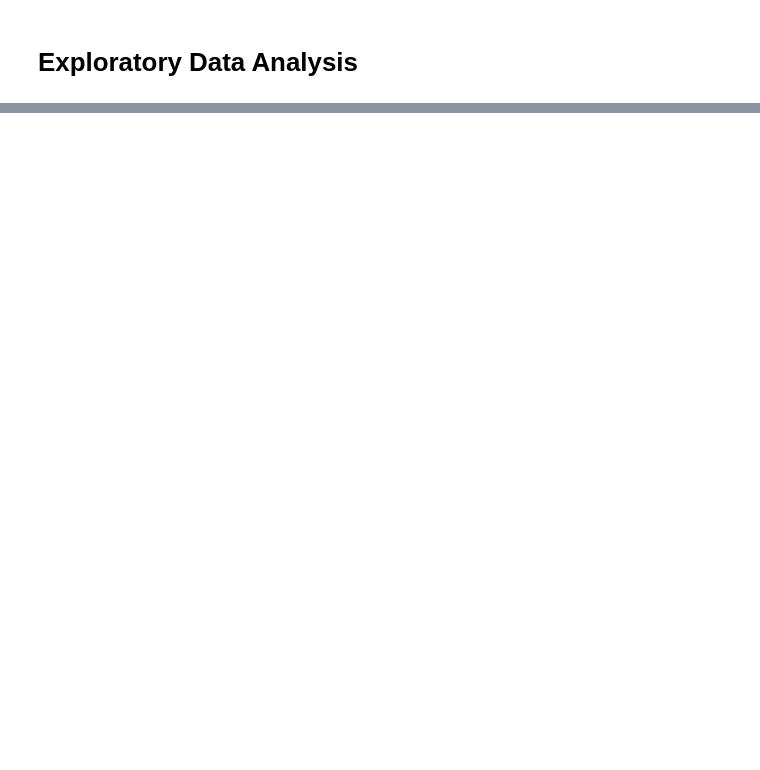
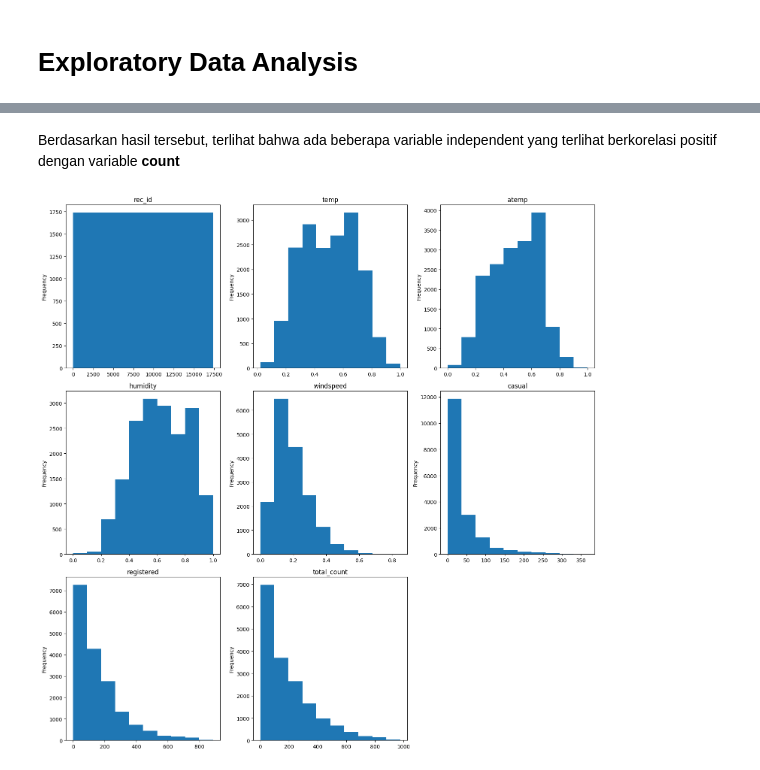
Before and after one commit to rhjhaerol/data-analisis-bike-sharing-dataset, a Jupyter notebook: data_analisis.ipynb, the cells around one changed output, grey strips where cells are left out. Cells and saved outputs as stored; diff of their text form; code cells hidden in the pictures; blank space fills up the shorter version.

```diff
--- a/data_analisis.ipynb
+++ b/data_analisis.ipynb
@@ -294,0 +334,30 @@ hours_df.groupby(by="dteday").agg({
+# %% [markdown]
+Berdasarkan hasil tersebut, terlihat bahwa ada beberapa variable independent yang terlihat berkorelasi positif dengan variable **count**
+# %%
+# Get numerical variables
+num_vars = bikes_df.select_dtypes(include=['int', 'float']).columns.tolist()
+
+# Determine subplot layout
+num_cols = len(num_vars)
+num_rows = (num_cols + 2) // 3
+
+# Create subplot
+fig, axs = plt.subplots(nrows=num_rows, ncols=3, figsize=(15, 5*num_rows))
+axs = axs.flatten()
+
+# Plot histogram for each numerical variable
+for i, var in enumerate(num_vars):
+    bikes_df[var].plot.hist(ax=axs[i])
+    axs[i].set_title(var)
+
+if num_cols < len(axs):
+    for i in range(num_cols, len(axs)):
+        fig.delaxes(axs[i])
+
+# Adjust layout
+fig.tight_layout()
+
+# Display the plot
+plt.show()
+# %% [output]
+[figure, added]
```
Also changed, not shown: parts of 42 cells of this notebook.
